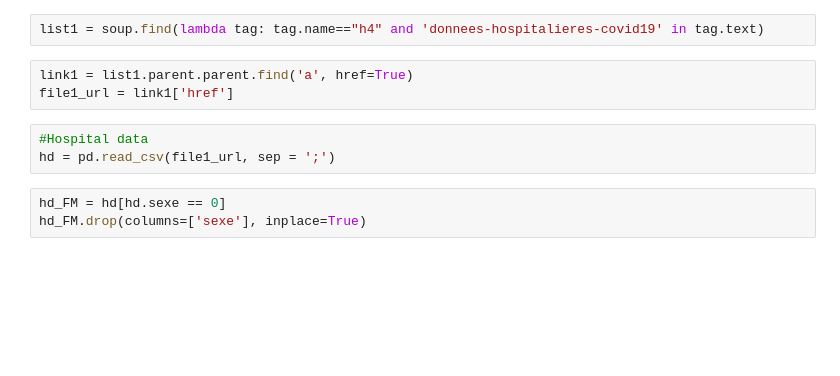
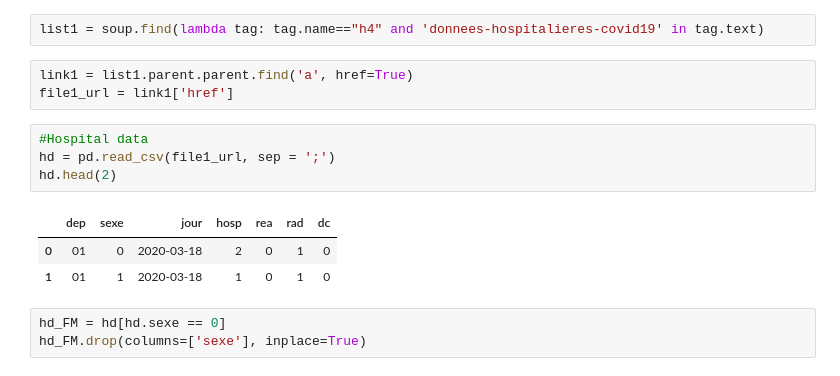
Before and after one commit to anothersailor/webintro, a Jupyter notebook: covidanalytics.ipynb, the cells around one changed output. Saved outputs shown, nothing was run; the diff lists cells and outputs as text; blank space fills up the shorter version.

```diff
--- a/covidanalytics.ipynb
+++ b/covidanalytics.ipynb
@@ -115,6 +122,11 @@ file1_url = link1['href']
 # %%
 #Hospital data
 hd = pd.read_csv(file1_url, sep = ';')
+hd.head(2)
+# %% [output]
+|  | dep | sexe | jour | hosp | rea | rad | dc |
+| 0 | 01 | 0 | 2020-03-18 | 2 | 0 | 1 | 0 |
+| 1 | 01 | 1 | 2020-03-18 | 1 | 0 | 1 | 0 |
 # %%
 hd_FM = hd[hd.sexe == 0]
 hd_FM.drop(columns=['sexe'], inplace=True)
```
Also changed, not shown: parts of 3 cells of this notebook.
